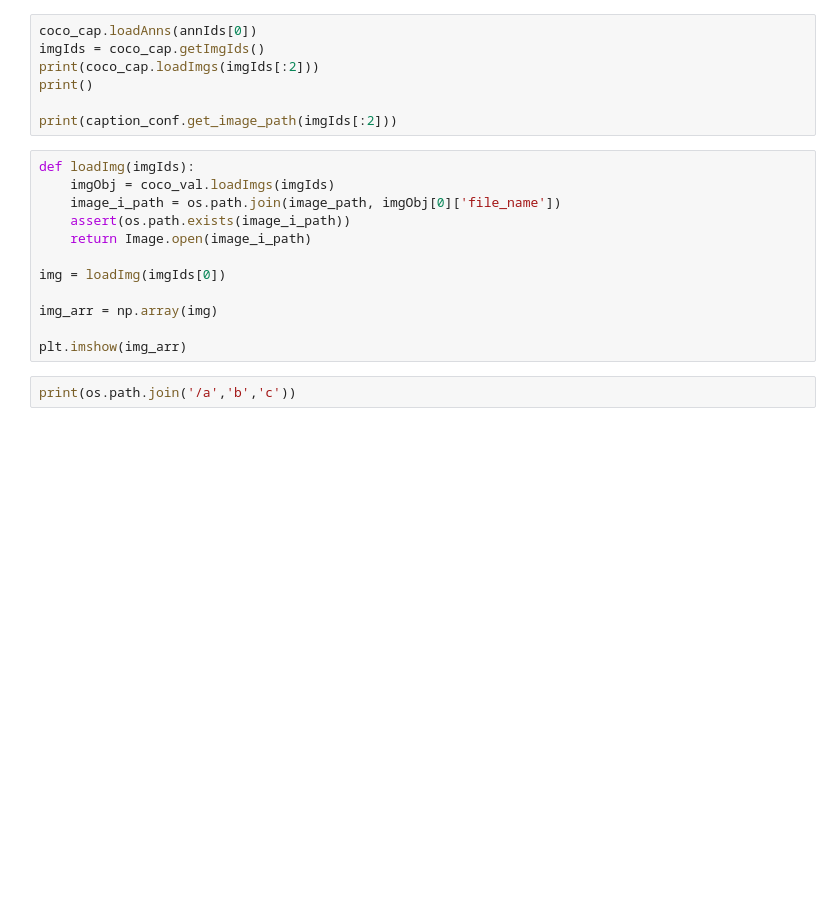
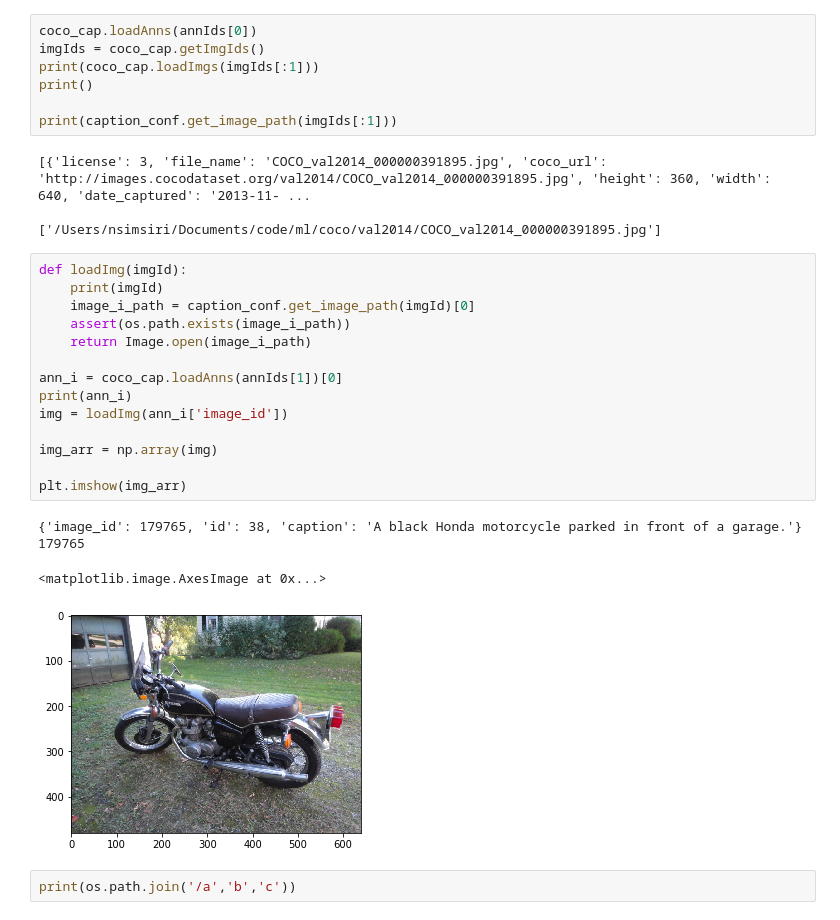
Before and after one commit to nsimsiri/Image-Captioning, a Jupyter notebook: notebooks/Sandbox.ipynb, the cells around one changed output. Saved outputs shown, nothing was run; the diff lists cells and outputs as text; blank space fills up the shorter version.

```diff
--- a/notebooks/Sandbox.ipynb
+++ b/notebooks/Sandbox.ipynb
@@ -31,21 +42,32 @@ print(coco_cap.loadAnns(annIds[0]))
 # %%
 coco_cap.loadAnns(annIds[0])
 imgIds = coco_cap.getImgIds()
-print(coco_cap.loadImgs(imgIds[:2]))
+print(coco_cap.loadImgs(imgIds[:1]))
 print()
 
-print(caption_conf.get_image_path(imgIds[:2]))
+print(caption_conf.get_image_path(imgIds[:1]))
+# %% [output]
+[{'license': 3, 'file_name': 'COCO_val2014_000000391895.jpg', 'coco_url': 'http://images.cocodataset.org/val2014/COCO_val2014_000000391895.jpg', 'height': 360, 'width': 640, 'date_captured': '2013-11- ...
+
+['/Users/nsimsiri/Documents/code/ml/coco/val2014/COCO_val2014_000000391895.jpg']
 # %%
-def loadImg(imgIds):
-    imgObj = coco_val.loadImgs(imgIds)
-    image_i_path = os.path.join(image_path, imgObj[0]['file_name'])
+def loadImg(imgId):
+    print(imgId)
+    image_i_path = caption_conf.get_image_path(imgId)[0]
     assert(os.path.exists(image_i_path))
     return Image.open(image_i_path)
 
-img = loadImg(imgIds[0])
+ann_i = coco_cap.loadAnns(annIds[1])[0]
+print(ann_i)
+img = loadImg(ann_i['image_id'])
 
 img_arr = np.array(img)
 
 plt.imshow(img_arr)
+# %% [output]
+{'image_id': 179765, 'id': 38, 'caption': 'A black Honda motorcycle parked in front of a garage.'}
+179765
+<matplotlib.image.AxesImage at 0x...>
+[figure, added]
 # %%
 print(os.path.join('/a','b','c'))
```
Also changed, not shown: parts of 4 cells of this notebook, 3 other files.
